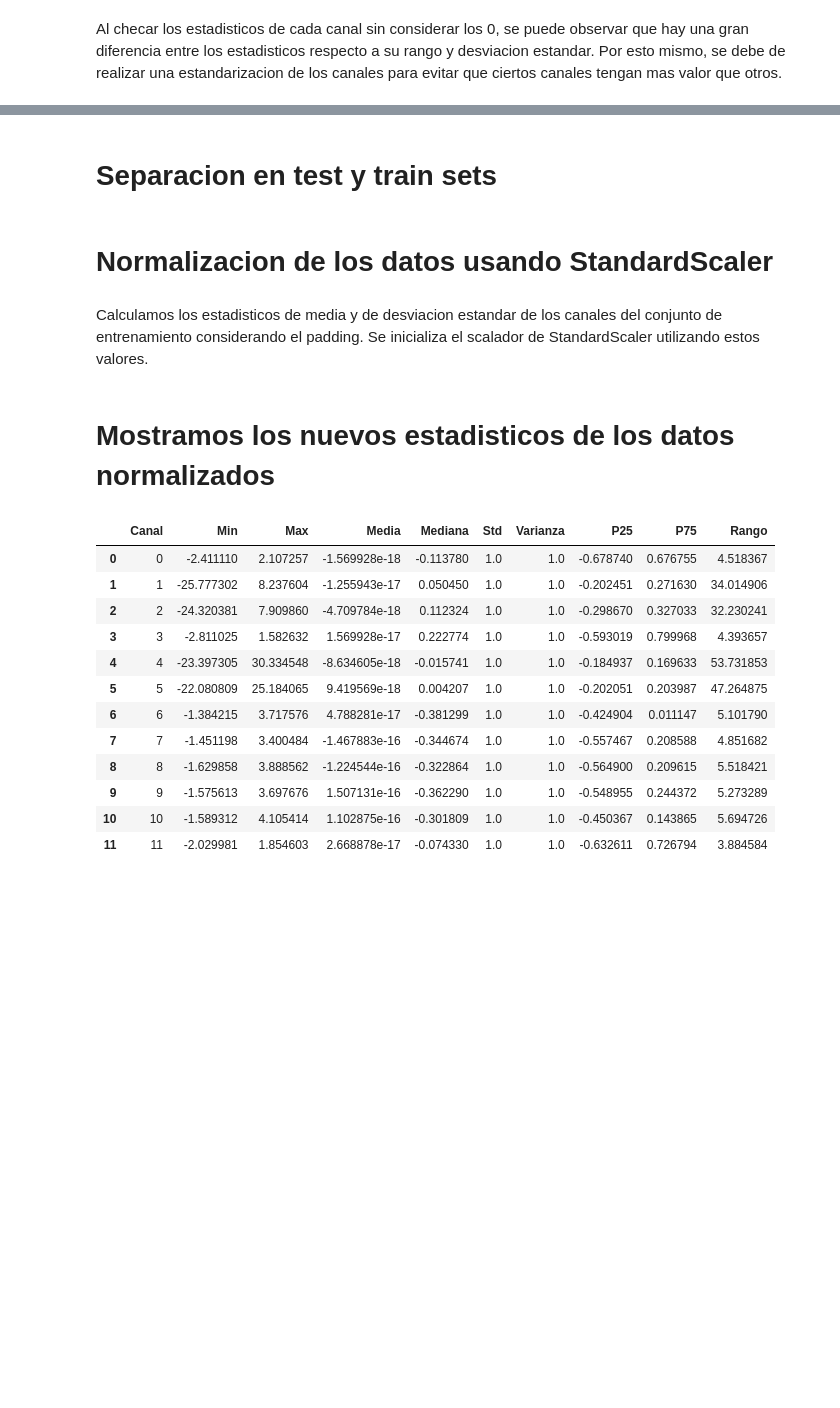
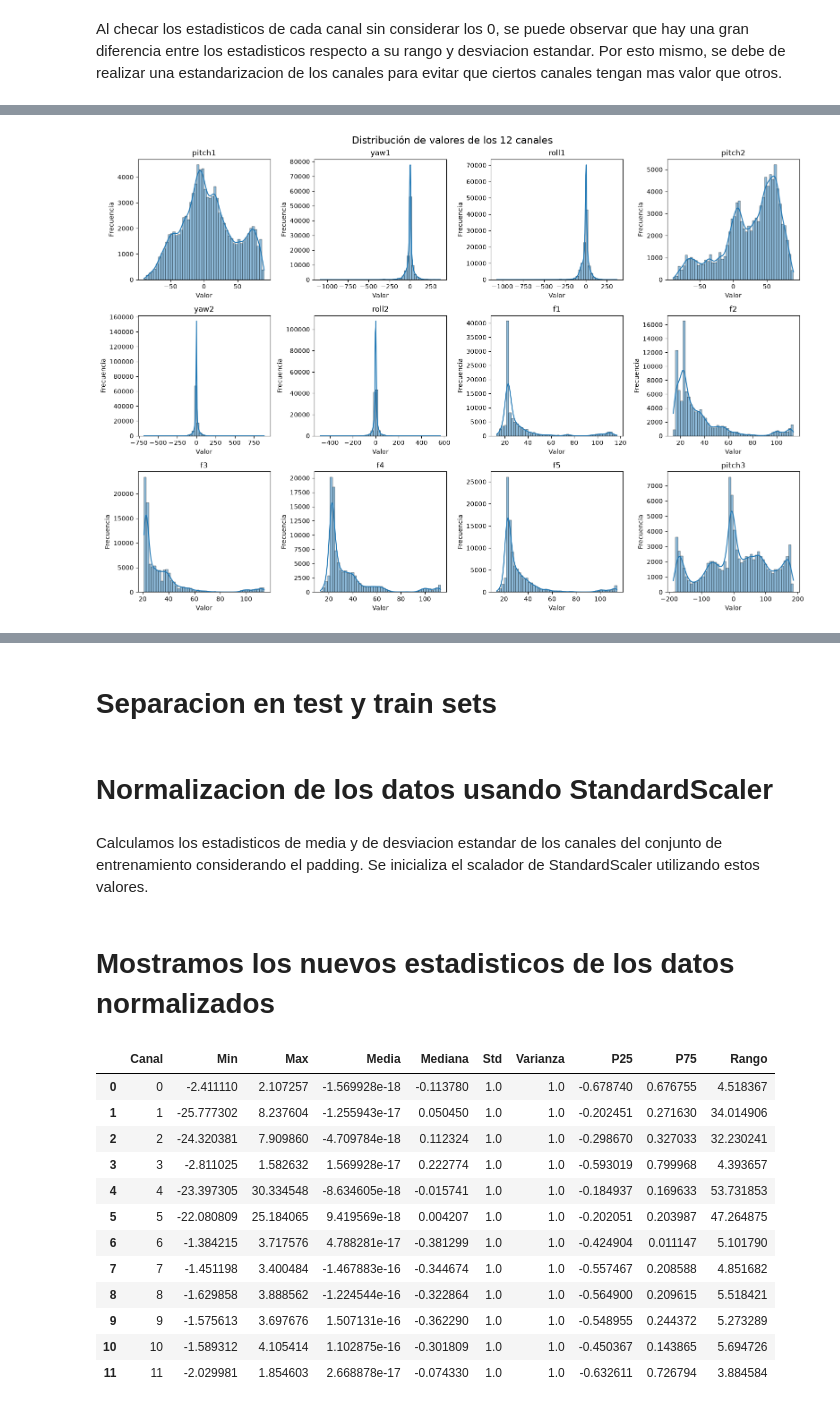
Before and after one commit to Edgarong17/Reto-Primer-Parcial-REHAB, a Jupyter notebook: Limpieza_de_datos_V2.ipynb, the cells around one changed output, grey strips where cells are left out. Saved outputs shown, nothing was run; the diff lists cells and outputs as text; code cells hidden in the pictures; blank space fills up the shorter version.

```diff
--- a/Limpieza_de_datos_V2.ipynb
+++ b/Limpieza_de_datos_V2.ipynb
@@ -874,0 +1058,59 @@ Al checar los estadisticos de cada canal sin considerar los 0, se puede observar
+# %%
+fig, axes = plt.subplots(
+    3, 4,
+    figsize=(16, 11)
+)
+
+axes = axes.flatten()
+
+rng = np.random.default_rng(42)
+
+for canal, nombre in enumerate(nombres_canales):
+
+    valores = []
+
+    for i in range(X.shape[0]):
+
+        longitud = (
+            int(t_real_s1_all[i])
+            if canal < 6
+            else int(t_real_s2_all[i])
+        )
+
+        if longitud > 0:
+            valores.extend(
+                X[i, :longitud, canal]
+            )
+
+    valores = np.asarray(valores)
+
+    # Solo para hacer la gráfica más ligera
+    if len(valores) > 100000:
+        valores_plot = rng.choice(
+            valores,
+            size=100000,
+            replace=False
+        )
+    else:
+        valores_plot = valores
+
+    sns.histplot(
+        valores_plot,
+        bins=50,
+        kde=True,
+        ax=axes[canal]
+    )
+
+    axes[canal].set_title(nombre)
+    axes[canal].set_xlabel("Valor")
+    axes[canal].set_ylabel("Frecuencia")
+
+plt.suptitle(
+    "Distribución de valores de los 12 canales",
+    fontsize=16
+)
+
+plt.tight_layout()
+plt.show()
+# %% [output]
+[figure, added]
```
Also changed, not shown: parts of 14 cells of this notebook.
